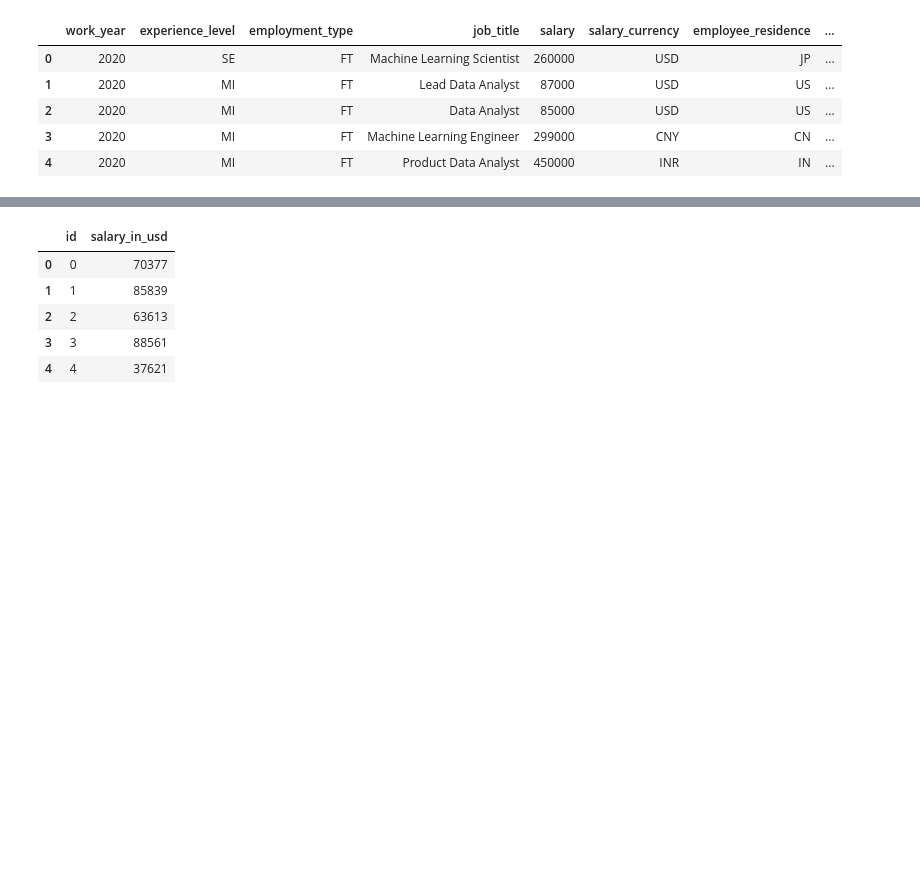
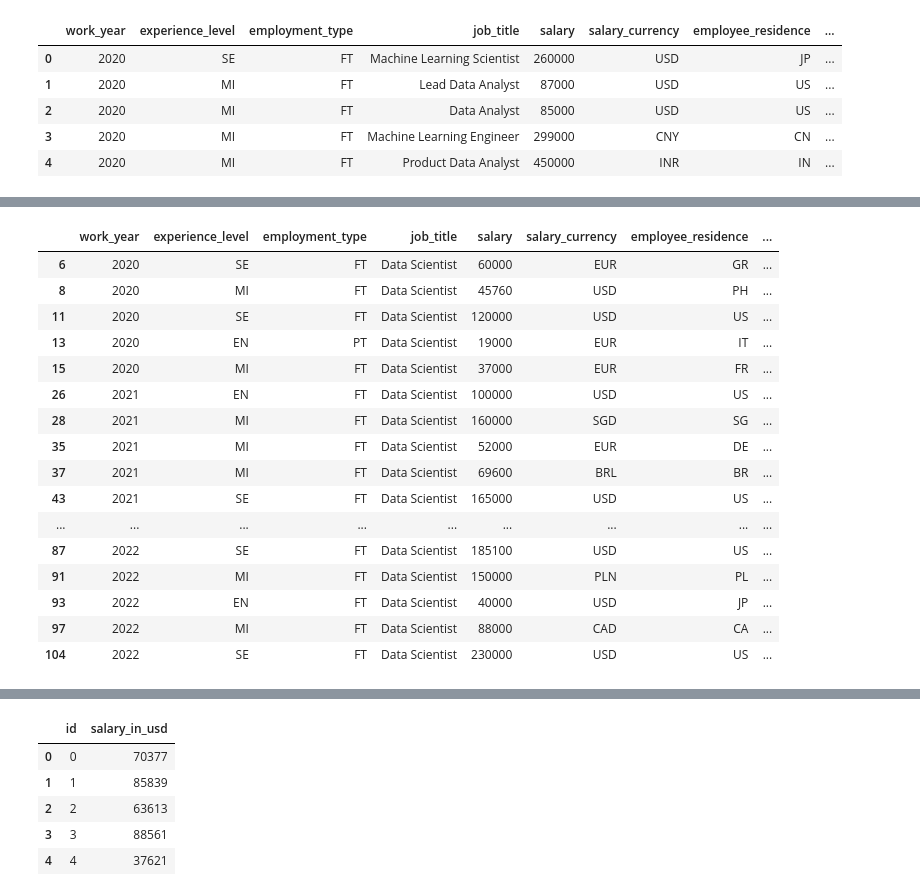
Before and after one commit to pombo7676/w6-Kaggle-Competition-Machine-Learning, a Jupyter notebook: MyCode/Main.ipynb, the cells around one changed output, grey strips where cells are left out. Cells and saved outputs as stored; diff of their text form; code cells hidden in the pictures; blank space fills up the shorter version.

```diff
--- a/MyCode/Main.ipynb
+++ b/MyCode/Main.ipynb
@@ -58,7 +63,3 @@ test.head()
 | 2 | 2020 | MI | FT | Data Analyst | 85000 | USD | US | ... |
 | 3 | 2020 | MI | FT | Machine Learning Engineer | 299000 | CNY | CN | ... |
 | 4 | 2020 | MI | FT | Product Data Analyst | 450000 | INR | IN | ... |
-# %%
-test = test.drop(['salary', 'salary_currency'], axis = 1)
-
-test.head()
@@ -71,0 +222,20 @@ test.head()
+# %%
+test[test.job_title == 'Data Scientist']
+# %% [output]
+|  | work_year | experience_level | employment_type | job_title | salary | salary_currency | employee_residence | ... |
+| 6 | 2020 | SE | FT | Data Scientist | 60000 | EUR | GR | ... |
+| 8 | 2020 | MI | FT | Data Scientist | 45760 | USD | PH | ... |
+| 11 | 2020 | SE | FT | Data Scientist | 120000 | USD | US | ... |
+| 13 | 2020 | EN | PT | Data Scientist | 19000 | EUR | IT | ... |
+| 15 | 2020 | MI | FT | Data Scientist | 37000 | EUR | FR | ... |
+| 26 | 2021 | EN | FT | Data Scientist | 100000 | USD | US | ... |
+| 28 | 2021 | MI | FT | Data Scientist | 160000 | SGD | SG | ... |
+| 35 | 2021 | MI | FT | Data Scientist | 52000 | EUR | DE | ... |
+| 37 | 2021 | MI | FT | Data Scientist | 69600 | BRL | BR | ... |
+| 43 | 2021 | SE | FT | Data Scientist | 165000 | USD | US | ... |
+| ... | ... | ... | ... | ... | ... | ... | ... | ... |
+| 87 | 2022 | SE | FT | Data Scientist | 185100 | USD | US | ... |
+| 91 | 2022 | MI | FT | Data Scientist | 150000 | PLN | PL | ... |
+| 93 | 2022 | EN | FT | Data Scientist | 40000 | USD | JP | ... |
+| 97 | 2022 | MI | FT | Data Scientist | 88000 | CAD | CA | ... |
+| 104 | 2022 | SE | FT | Data Scientist | 230000 | USD | US | ... |
```
Also changed, not shown: parts of 62 cells of this notebook, 3 other files.
